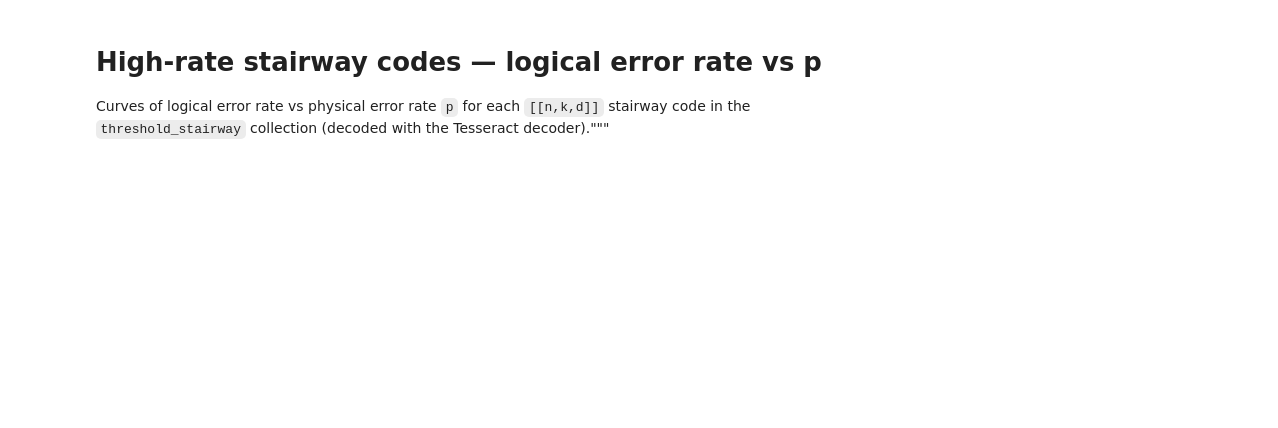
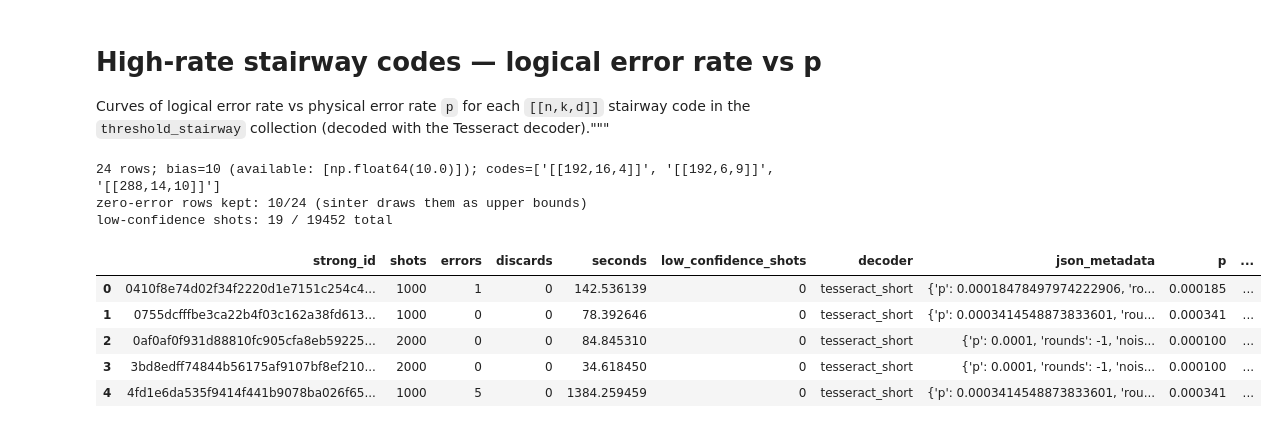
Before and after one commit to RetzkersGroup/distributed-qec, a Jupyter notebook: notebooks/high_rate_stairway.ipynb, the cells around one changed output. Drawn from its saved outputs; the diff is of its cells as text; code cells hidden in the pictures; blank space fills up the shorter version.

```diff
--- a/notebooks/high_rate_stairway.ipynb
+++ b/notebooks/high_rate_stairway.ipynb
@@ -56,34 +56,53 @@ meta = df['json_metadata'].apply(lambda s: ast.literal_eval(s) if isinstance(s,
 df['p'] = meta.apply(lambda m: m.get('p'))
 df['p_bell_z'] = meta.apply(lambda m: m.get('p_bell_z'))
 df['bias'] = meta.apply(lambda m: m.get('bias'))
 
+# Stairway sidecar metadata carries n / k / expected_distance directly
+# (it's propagated by make_threshold_circuits_bell.py). Fall back to
+# parsing the input-circuit filename for the hyperbolic naming scheme.
 _NKD = re.compile(r'n=(\d+)_k=(\d+)_d=(\d+)')
 def _nkd(m):
+    n = m.get('n')
+    k = m.get('k')
+    d = m.get('expected_distance', m.get('d'))
+    if n is not None and k is not None and d is not None:
+        return (int(n), int(k), int(d))
     mm = _NKD.search(m.get('input_circuit', ''))
     if not mm:
         return (None, None, None)
     return tuple(int(x) for x in mm.groups())
 
 df[['n', 'k', 'd']] = pd.DataFrame(meta.apply(_nkd).tolist(), index=df.index)
 df['code'] = df.apply(lambda r: f"[[{r['n']},{r['k']},{r['d']}]]", axis=1)
 
 df['pL'] = df['errors'] / df['shots'].clip(lower=1)
 df['pL_err'] = np.sqrt(np.clip(df['pL'] * (1 - df['pL']), 0, None) / df['shots'].clip(lower=1))
 
 available_biases = sorted(df['bias'].dropna().unique())
 df = df[np.isclose(df['bias'].astype(float), float(BIAS))].reset_index(drop=True)
-df = df[df['pL'] > 0].reset_index(drop=True)
 if df.empty:
     raise ValueError(f'no rows for BIAS={BIAS}; available biases: {available_biases}')
 
 code_order = (
     df.drop_duplicates('code')
       .sort_values('n')['code']
       .tolist()
 )
+n_zero = int((df['errors'] == 0).sum())
 print(f'{len(df)} rows; bias={BIAS:g} (available: {available_biases}); codes={code_order}')
+print(f'zero-error rows kept: {n_zero}/{len(df)} (sinter draws them as upper bounds)')
 print(f'low-confidence shots: {int(df["low_confidence_shots"].sum())} / {int(df["shots"].sum())} total')
 df.head()
+# %% [output]
+24 rows; bias=10 (available: [np.float64(10.0)]); codes=['[[192,16,4]]', '[[192,6,9]]', '[[288,14,10]]']
+zero-error rows kept: 10/24 (sinter draws them as upper bounds)
+low-confidence shots: 19 / 19452 total
+|  | strong_id | shots | errors | discards | seconds | low_confidence_shots | decoder | json_metadata | p | ... |
+| 0 | 0410f8e74d02f34f2220d1e7151c254c4... | 1000 | 1 | 0 | 142.536139 | 0 | tesseract_short | {'p': 0.00018478497974222906, 'ro... | 0.000185 | ... |
+| 1 | 0755dcfffbe3ca22b4f03c162a38fd613... | 1000 | 0 | 0 | 78.392646 | 0 | tesseract_short | {'p': 0.0003414548873833601, 'rou... | 0.000341 | ... |
+| 2 | 0af0af0f931d88810fc905cfa8eb59225... | 2000 | 0 | 0 | 84.845310 | 0 | tesseract_short | {'p': 0.0001, 'rounds': -1, 'nois... | 0.000100 | ... |
+| 3 | 3bd8edff74844b56175af9107bf8ef210... | 2000 | 0 | 0 | 34.618450 | 0 | tesseract_short | {'p': 0.0001, 'rounds': -1, 'nois... | 0.000100 | ... |
+| 4 | 4fd1e6da535f9414f441b9078ba026f65... | 1000 | 5 | 0 | 1384.259459 | 0 | tesseract_short | {'p': 0.0003414548873833601, 'rou... | 0.000341 | ... |
 # %%
 plt.rcParams.update({
     'font.size': 10,
```
Also changed, not shown: parts of 1 cell of this notebook, 3 other files.
